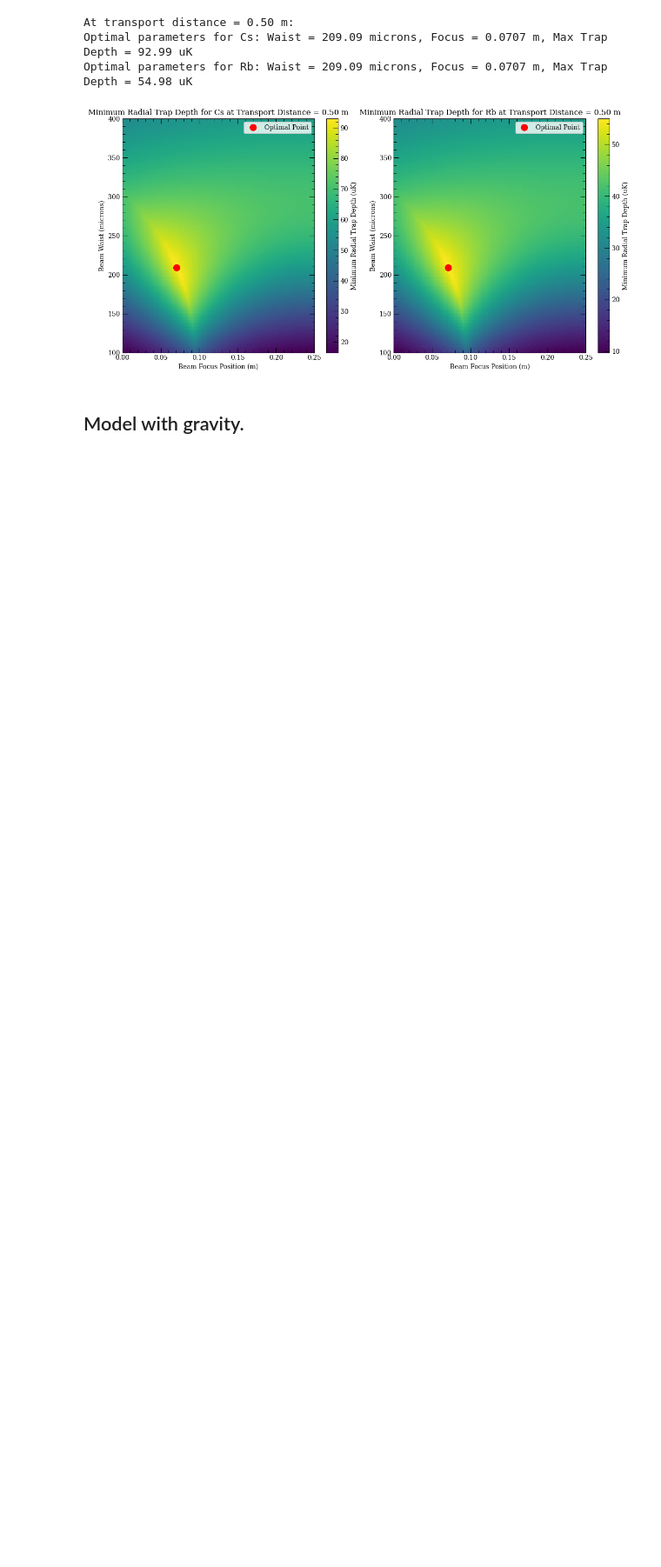
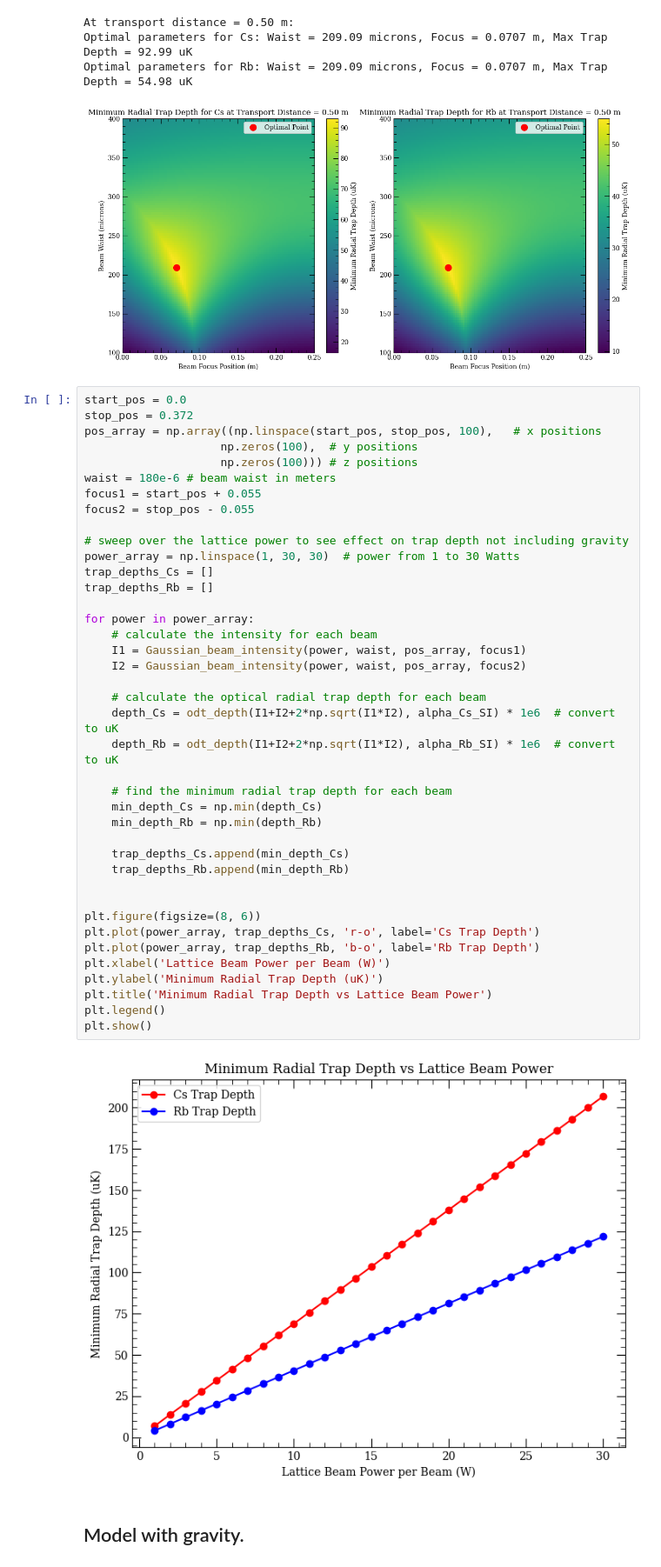
Before and after one commit to Lopez-Santi/RbCs-simulations, a Jupyter notebook: lattice transport/farDetunedLatticeTransport.ipynb, the cells around one changed output. Shown at 87% size. Saved outputs shown, nothing was run; the diff lists cells and outputs as text; blank space fills up the shorter version.

```diff
--- a/lattice transport/farDetunedLatticeTransport.ipynb
+++ b/lattice transport/farDetunedLatticeTransport.ipynb
@@ -459,6 +459,48 @@ At transport distance = 0.50 m:
 Optimal parameters for Cs: Waist = 209.09 microns, Focus = 0.0707 m, Max Trap Depth = 92.99 uK
 Optimal parameters for Rb: Waist = 209.09 microns, Focus = 0.0707 m, Max Trap Depth = 54.98 uK
 [figure]
+# %%
+start_pos = 0.0
+stop_pos = 0.372
+pos_array = np.array((np.linspace(start_pos, stop_pos, 100),   # x positions
+                    np.zeros(100),  # y positions
+                    np.zeros(100))) # z positions
+waist = 180e-6 # beam waist in meters
+focus1 = start_pos + 0.055
+focus2 = stop_pos - 0.055
+
+# sweep over the lattice power to see effect on trap depth not including gravity
+power_array = np.linspace(1, 30, 30)  # power from 1 to 30 Watts
+trap_depths_Cs = []
+trap_depths_Rb = []
+
+for power in power_array:
+    # calculate the intensity for each beam
+    I1 = Gaussian_beam_intensity(power, waist, pos_array, focus1)
+    I2 = Gaussian_beam_intensity(power, waist, pos_array, focus2)
+
+    # calculate the optical radial trap depth for each beam
+    depth_Cs = odt_depth(I1+I2+2*np.sqrt(I1*I2), alpha_Cs_SI) * 1e6  # convert to uK
+    depth_Rb = odt_depth(I1+I2+2*np.sqrt(I1*I2), alpha_Rb_SI) * 1e6  # convert to uK
+
+    # find the minimum radial trap depth for each beam
+    min_depth_Cs = np.min(depth_Cs)
+    min_depth_Rb = np.min(depth_Rb)
+
+    trap_depths_Cs.append(min_depth_Cs)
+    trap_depths_Rb.append(min_depth_Rb)
+
+
+plt.figure(figsize=(8, 6))
+plt.plot(power_array, trap_depths_Cs, 'r-o', label='Cs Trap Depth')
+plt.plot(power_array, trap_depths_Rb, 'b-o', label='Rb Trap Depth')
+plt.xlabel('Lattice Beam Power per Beam (W)')
+plt.ylabel('Minimum Radial Trap Depth (uK)')
+plt.title('Minimum Radial Trap Depth vs Lattice Beam Power')
+plt.legend()
+plt.show()
+# %% [output]
+[figure, added]
 # %% [markdown]
 ## Model with gravity.
 # %%
```
Also changed, not shown: parts of 1 cell of this notebook, 2 other files.
